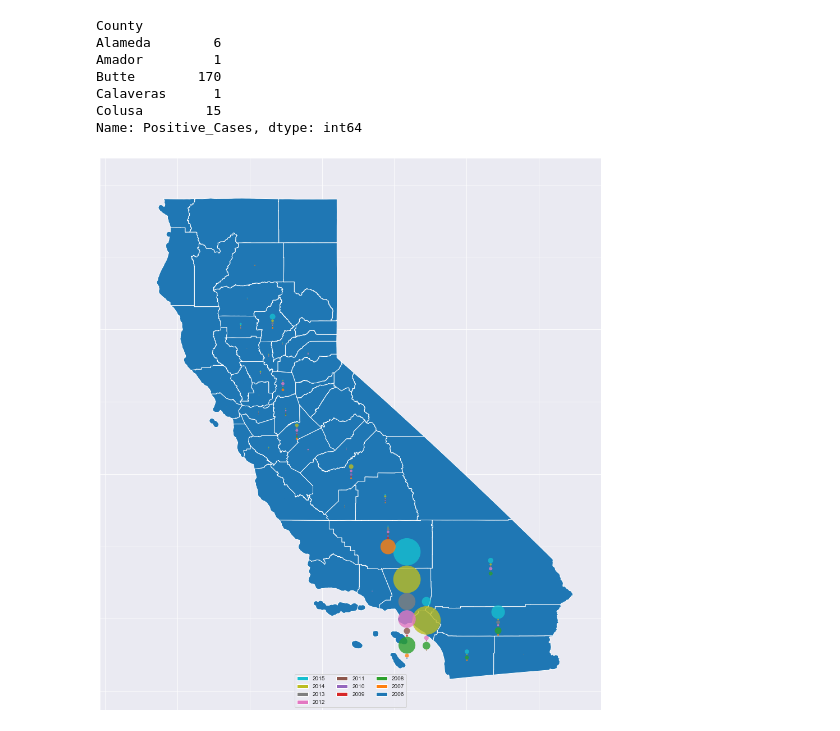
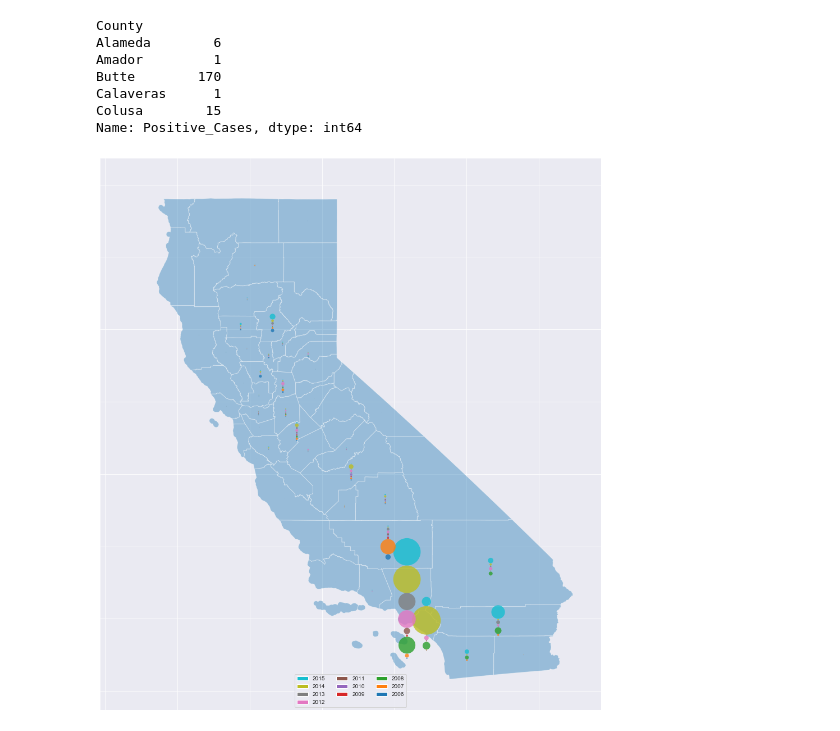
Before and after one commit to MCGallaspy/dse241_hw, a Jupyter notebook: exercise8/West Nile Virus incidents analysis.ipynb, the cells around one changed output. Saved outputs shown, nothing was run; the diff lists cells and outputs as text; code cells hidden in the pictures.

```diff
--- a/exercise8/West Nile Virus incidents analysis.ipynb
+++ b/exercise8/West Nile Virus incidents analysis.ipynb
@@ -298,32 +304,32 @@ from matplotlib import cm
 f, ax = plt.subplots(1, 1, figsize=(16, 20))
 # f, ax = plt.subplots(1, 1, figsize=(8, 10))
 centroids = ca_counties.geometry.centroid
 ymargin = centroids.y.std() / 2
 xmargin = centroids.x.std()
 plt.ylim((centroids.y.min() - ymargin, centroids.y.max() + ymargin))
 plt.xlim((centroids.x.min() - xmargin, centroids.x.max() + xmargin))
 ax.set_xticklabels([])
 ax.set_yticklabels([])
-ca_counties.plot(ax=ax)
+ca_counties.plot(ax=ax, alpha=0.4)
 for idx, row in cases_by_county_and_year.iterrows():
     county, year, cases, coords = row
     x, y = coords.x, coords.y
     max_cases = max_cases_by_county[county]
     cidx = year - cases_by_county_and_year.Year.min()
     radius_multiplier = 150
     county_extent = sum_cases_by_county[county]
     mask = (cases_by_county_and_year.Year < year) & (cases_by_county_and_year.County == county)
     year_offset = cases_by_county_and_year[mask].Positive_Cases.sum()
     yoffset = (year_offset - county_extent / 2 + cases//2) * radius_multiplier * 2
     circle = Circle((x, y + yoffset),
                     facecolor=cm.tab10.colors[cidx], lw=0, radius=cases*radius_multiplier, alpha=0.8,
                     zorder=20 - cidx)
     ax.add_patch(circle)
 minyear, maxyear = cases_by_county_and_year.Year.min(), cases_by_county_and_year.Year.max()
 year_range = range(maxyear, minyear-1, -1)
 ax.legend([Circle(0, 0, facecolor=cm.tab10.colors[year - minyear]) for year in year_range],
           list(year_range),
           ncol=3,
           loc='lower center');
 # %% [output]
-[figure, old version]
+[figure, new version]
```
Also changed, not shown: parts of 3 cells of this notebook, 1 other file.
